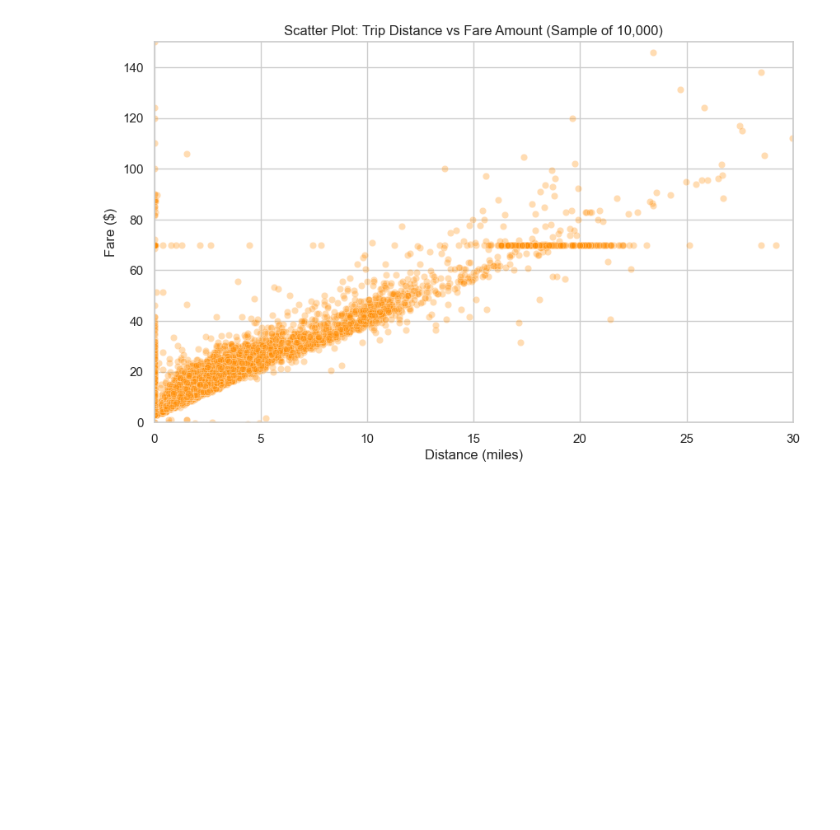
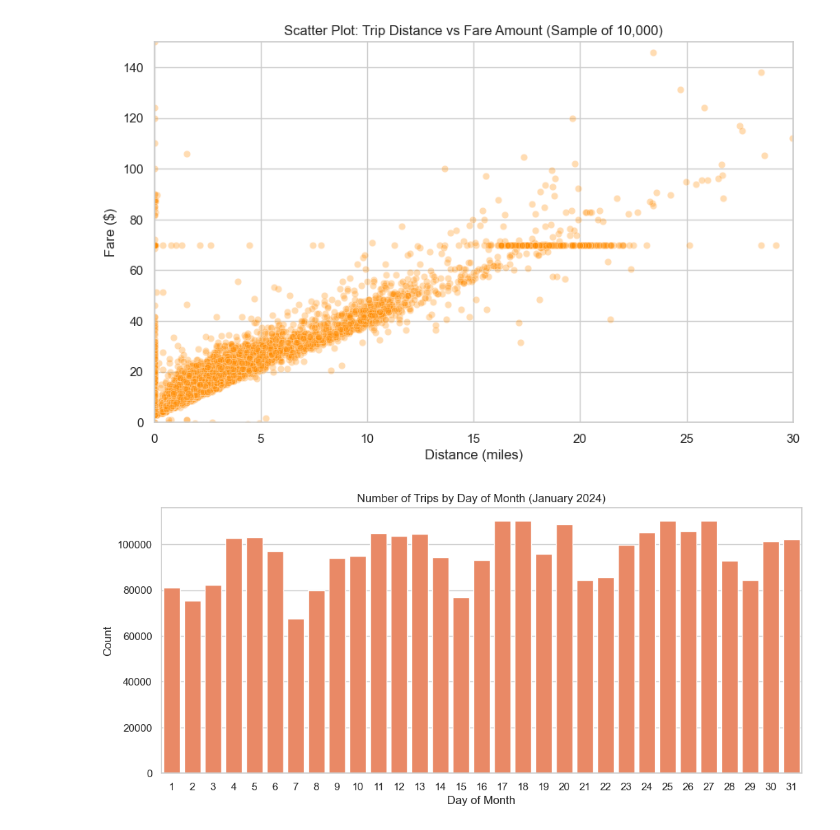
Before and after one commit to LidaMajidi/Data-Analysis-Project, a Jupyter notebook: notebooks/01_data_understanding.ipynb, the cells around one changed output. Drawn from its saved outputs; the diff is of its cells as text; code cells hidden in the pictures; blank space fills up the shorter version.

Commit message:
Add final EDA plots (day of month and zones)

```diff
--- a/notebooks/01_data_understanding.ipynb
+++ b/notebooks/01_data_understanding.ipynb
@@ -149,3 +149,15 @@ plt.show()
 # %% [output]
 Number of trips with speed > 100 mph (impossible): 1024
 [figure]
+# %%
+# Extract day of the month
+df['day_of_month'] = df['tpep_pickup_datetime'].dt.day
+
+plt.figure(figsize=(12, 5))
+sns.countplot(data=df, x='day_of_month', color='coral')
+plt.title('Number of Trips by Day of Month (January 2024)')
+plt.xlabel('Day of Month')
+plt.ylabel('Count')
+plt.show()
+# %% [output]
+[figure, added]
```
Also changed, not shown: parts of 1 cell of this notebook.
